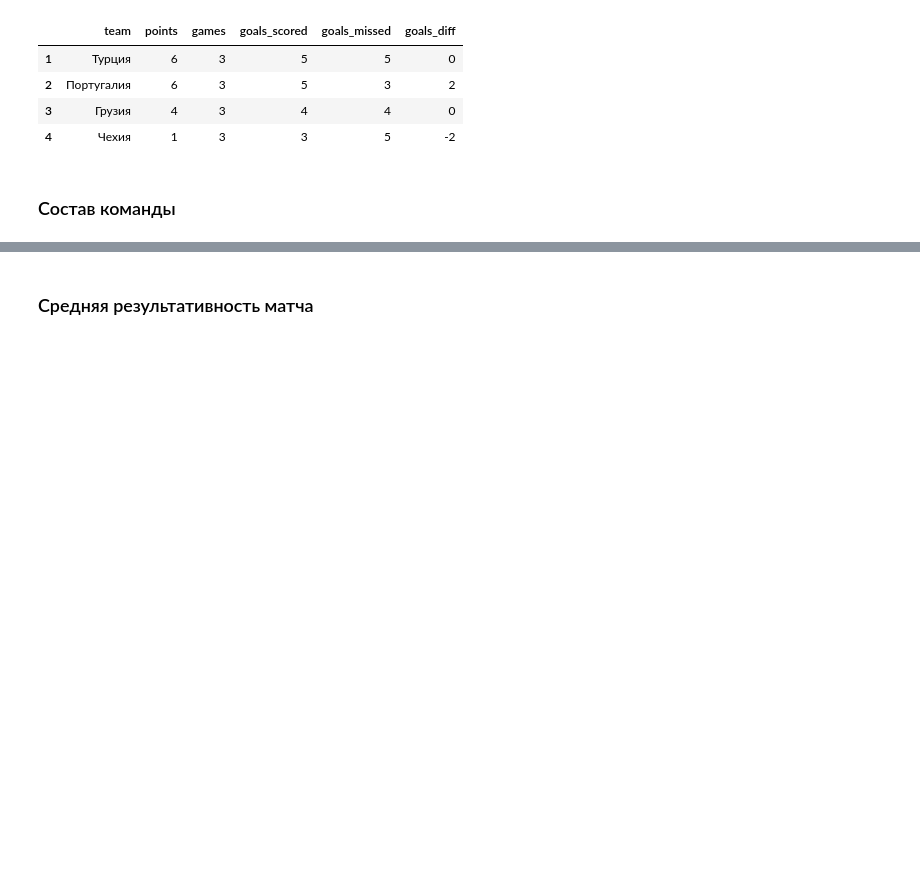
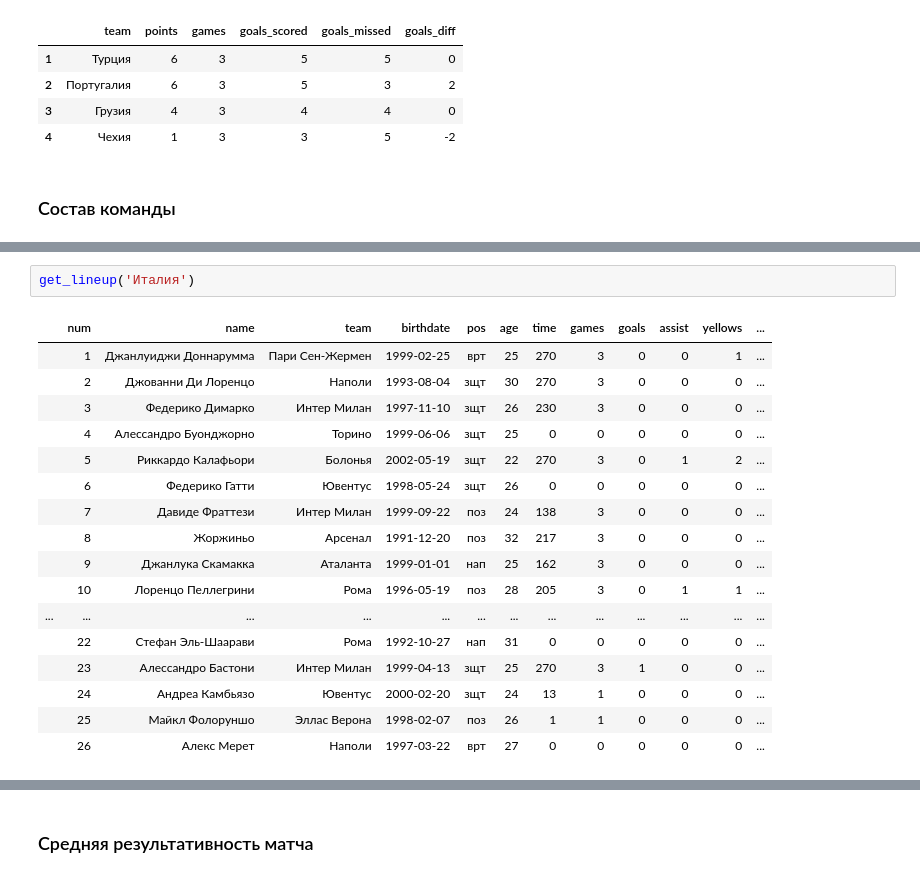
Before and after one commit to elp87/Euro-2024, a Jupyter notebook: euro.ipynb, the cells around one changed output, grey strips where cells are left out. Drawn from its saved outputs; the diff is of its cells as text; blank space fills up the shorter version.

```diff
--- a/euro.ipynb
+++ b/euro.ipynb
@@ -288,0 +292,20 @@ lteam_players.sort_values(by='num')
+# %%
+get_lineup('Италия')
+# %% [output]
+|  | num | name | team | birthdate | pos | age | time | games | goals | assist | yellows | ... |
+|  | 1 | Джанлуиджи Доннарумма | Пари Сен-Жермен | 1999-02-25 | врт | 25 | 270 | 3 | 0 | 0 | 1 | ... |
+|  | 2 | Джованни Ди Лоренцо | Наполи | 1993-08-04 | зщт | 30 | 270 | 3 | 0 | 0 | 0 | ... |
+|  | 3 | Федерико Димарко | Интер Милан | 1997-11-10 | зщт | 26 | 230 | 3 | 0 | 0 | 0 | ... |
+|  | 4 | Алессандро Буонджорно | Торино | 1999-06-06 | зщт | 25 | 0 | 0 | 0 | 0 | 0 | ... |
+|  | 5 | Риккардо Калафьори | Болонья | 2002-05-19 | зщт | 22 | 270 | 3 | 0 | 1 | 2 | ... |
+|  | 6 | Федерико Гатти | Ювентус | 1998-05-24 | зщт | 26 | 0 | 0 | 0 | 0 | 0 | ... |
+|  | 7 | Давиде Фраттези | Интер Милан | 1999-09-22 | поз | 24 | 138 | 3 | 0 | 0 | 0 | ... |
+|  | 8 | Жоржиньо | Арсенал | 1991-12-20 | поз | 32 | 217 | 3 | 0 | 0 | 0 | ... |
+|  | 9 | Джанлука Скамакка | Аталанта | 1999-01-01 | нап | 25 | 162 | 3 | 0 | 0 | 0 | ... |
+|  | 10 | Лоренцо Пеллегрини | Рома | 1996-05-19 | поз | 28 | 205 | 3 | 0 | 1 | 1 | ... |
+| ... | ... | ... | ... | ... | ... | ... | ... | ... | ... | ... | ... | ... |
+|  | 22 | Стефан Эль-Шаарави | Рома | 1992-10-27 | нап | 31 | 0 | 0 | 0 | 0 | 0 | ... |
+|  | 23 | Алессандро Бастони | Интер Милан | 1999-04-13 | зщт | 25 | 270 | 3 | 1 | 0 | 0 | ... |
+|  | 24 | Андреа Камбьязо | Ювентус | 2000-02-20 | зщт | 24 | 13 | 1 | 0 | 0 | 0 | ... |
+|  | 25 | Майкл Фолоруншо | Эллас Верона | 1998-02-07 | поз | 26 | 1 | 1 | 0 | 0 | 0 | ... |
+|  | 26 | Алекс Мерет | Наполи | 1997-03-22 | врт | 27 | 0 | 0 | 0 | 0 | 0 | ... |
```
Also changed, not shown: parts of 14 cells of this notebook, 1 other file.
